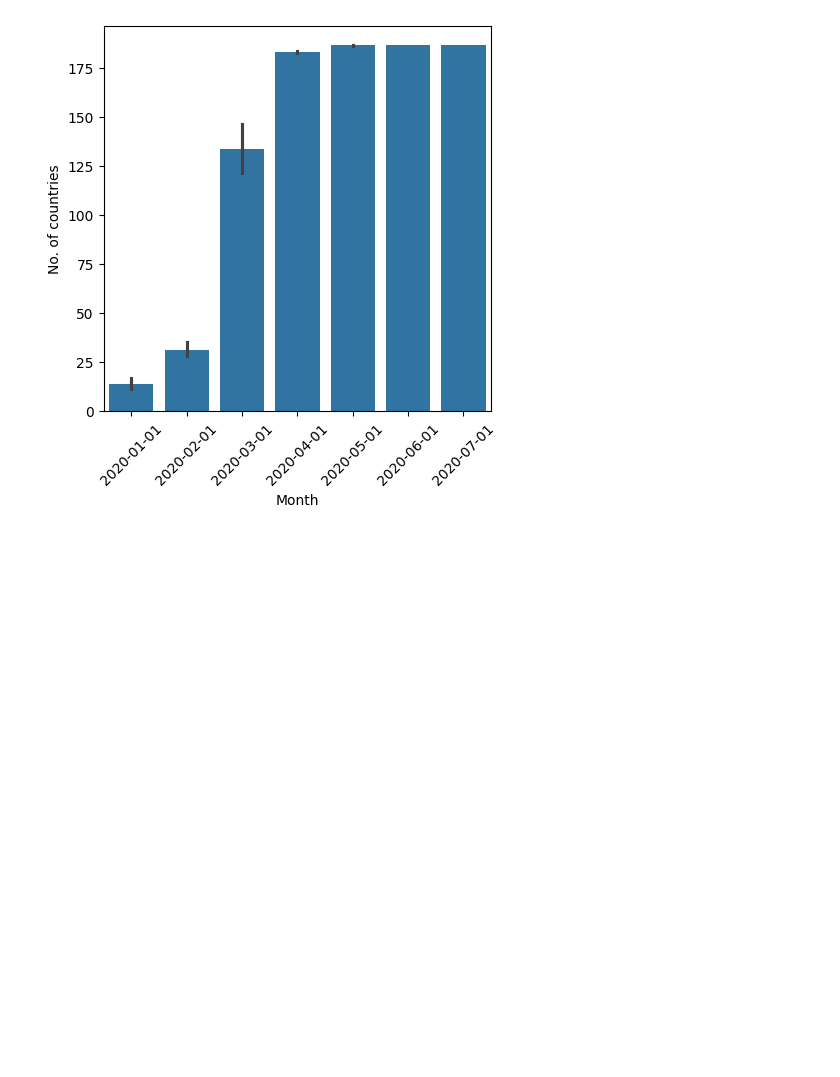
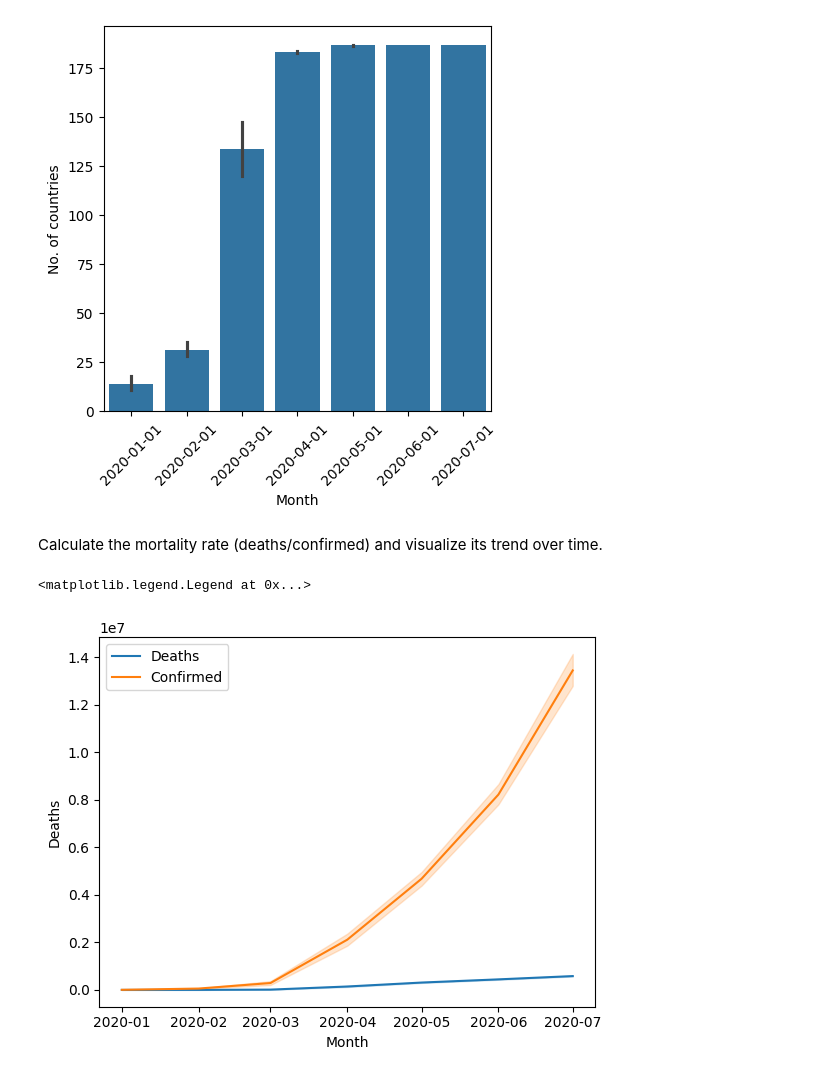
Before and after one commit to akxiit/Normal-Data-Visulization, a Jupyter notebook: notebooks/Covid-19/Day-wise.ipynb, the cells around one changed output. Saved outputs shown, nothing was run; the diff lists cells and outputs as text; code cells hidden in the pictures; blank space fills up the shorter version.

```diff
--- a/notebooks/Covid-19/Day-wise.ipynb
+++ b/notebooks/Covid-19/Day-wise.ipynb
@@ -237,3 +237,12 @@ plt.xticks(rotation=45)
 plt.show()
 # %% [output]
 [figure]
+# %% [markdown]
+Calculate the mortality rate (deaths/confirmed) and visualize its trend over time.
+# %%
+sns.lineplot(x = 'Month', y = 'Deaths', data = df , label = 'Deaths')
+sns.lineplot(x = 'Month', y = 'Confirmed', data = df, label = 'Confirmed')
+plt.legend()
+# %% [output]
+<matplotlib.legend.Legend at 0x...>
+[figure, added]
```
